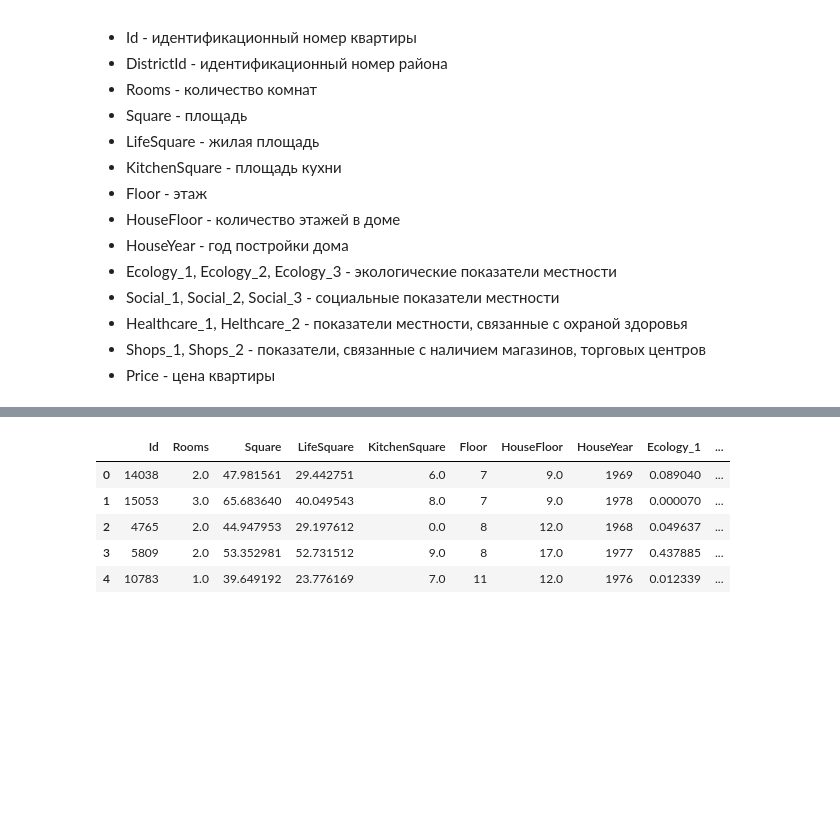
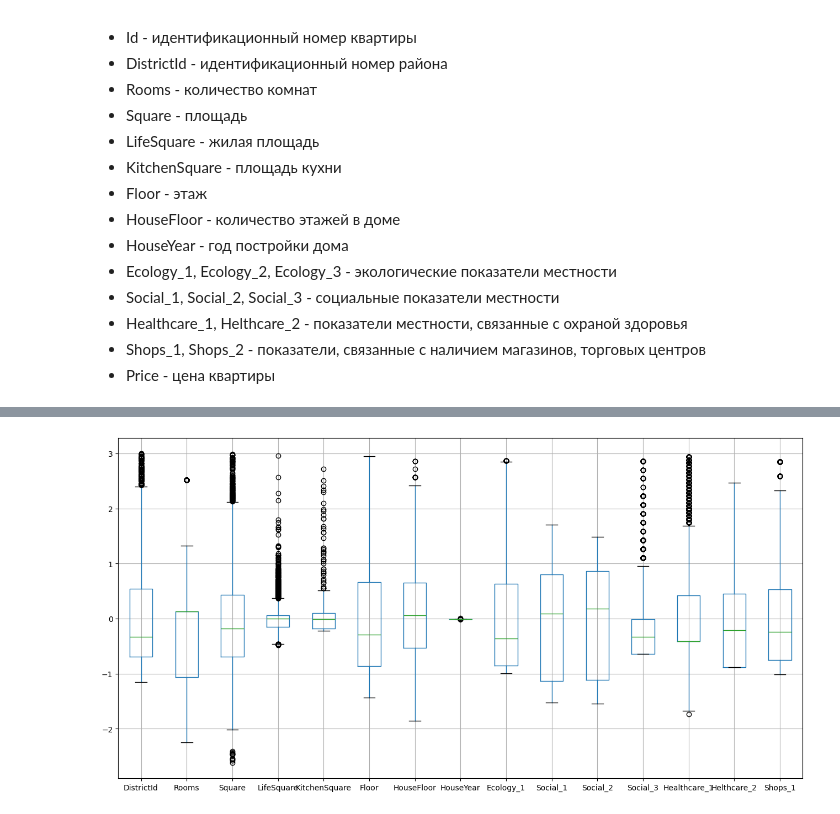
Before and after one commit to BlackStoneShadow/Python, a Jupyter notebook: MLearning/DSLibraries/Summary/Task1.ipynb, the cells around one changed output, grey strips where cells are left out. Cells and saved outputs as stored; diff of their text form; code cells hidden in the pictures; blank space fills up the shorter version.

```diff
--- a/MLearning/DSLibraries/Summary/Task1.ipynb
+++ b/MLearning/DSLibraries/Summary/Task1.ipynb
@@ -142,10 +237,4 @@ train_data.DistrictId = train_data.DistrictId.astype("category")
-# %%
-df_num_features = train_data.select_dtypes(include=['float64', 'int64'])
-df_num_features.head()
-# %% [output]
-|  | Id | Rooms | Square | LifeSquare | KitchenSquare | Floor | HouseFloor | HouseYear | Ecology_1 | ... |
-| 0 | 14038 | 2.0 | 47.981561 | 29.442751 | 6.0 | 7 | 9.0 | 1969 | 0.089040 | ... |
-| 1 | 15053 | 3.0 | 65.683640 | 40.049543 | 8.0 | 7 | 9.0 | 1978 | 0.000070 | ... |
-| 2 | 4765 | 2.0 | 44.947953 | 29.197612 | 0.0 | 8 | 12.0 | 1968 | 0.049637 | ... |
-| 3 | 5809 | 2.0 | 53.352981 | 52.731512 | 9.0 | 8 | 17.0 | 1977 | 0.437885 | ... |
-| 4 | 10783 | 1.0 | 39.649192 | 23.776169 | 7.0 | 11 | 12.0 | 1976 | 0.012339 | ... |
+# %%
+pipeline.boxplot((item for item in pipeline.property_num if item != pipeline.target))
+# %% [output]
+[figure, added]
```
Also changed, not shown: parts of 16 cells of this notebook, 1 other file.
